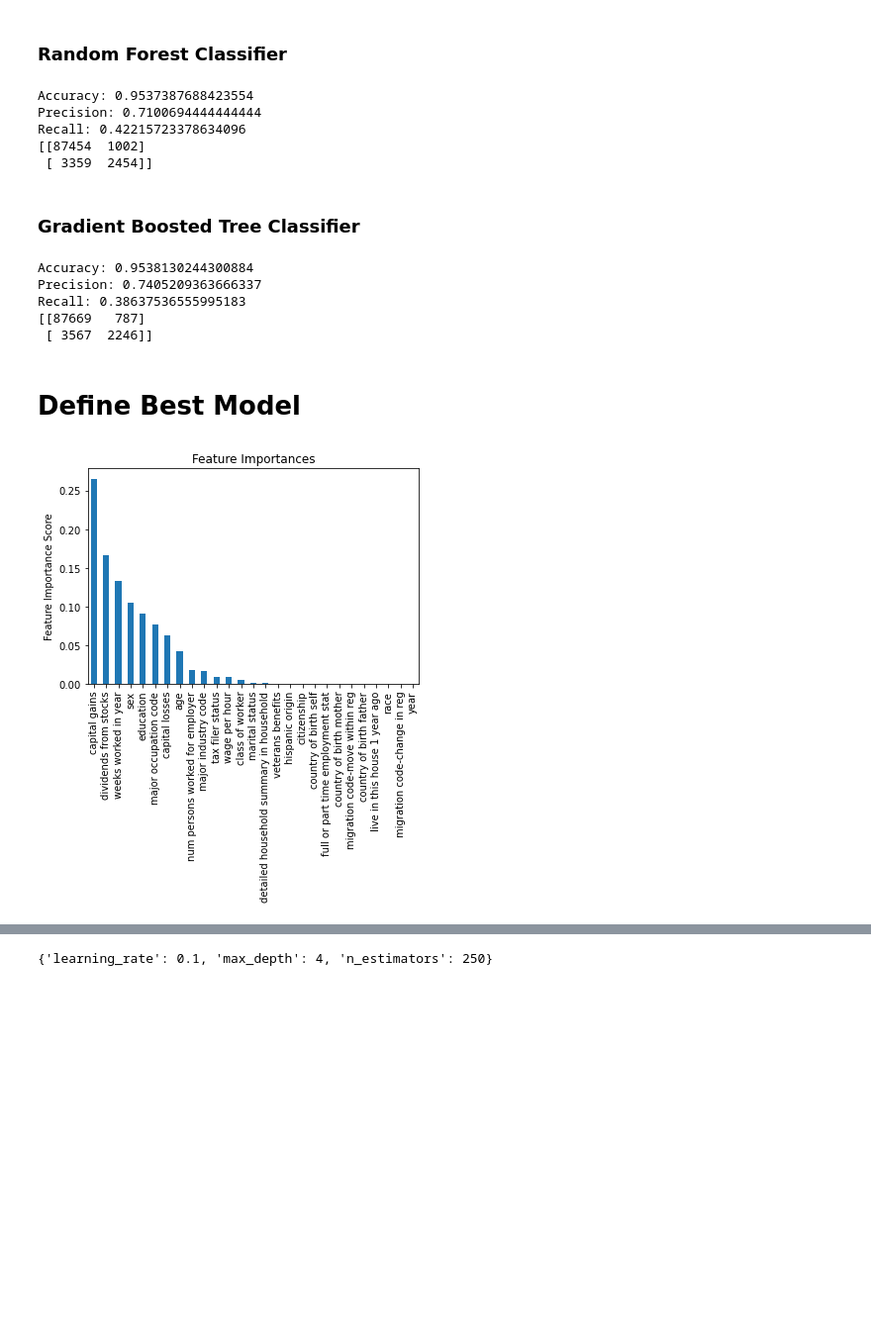
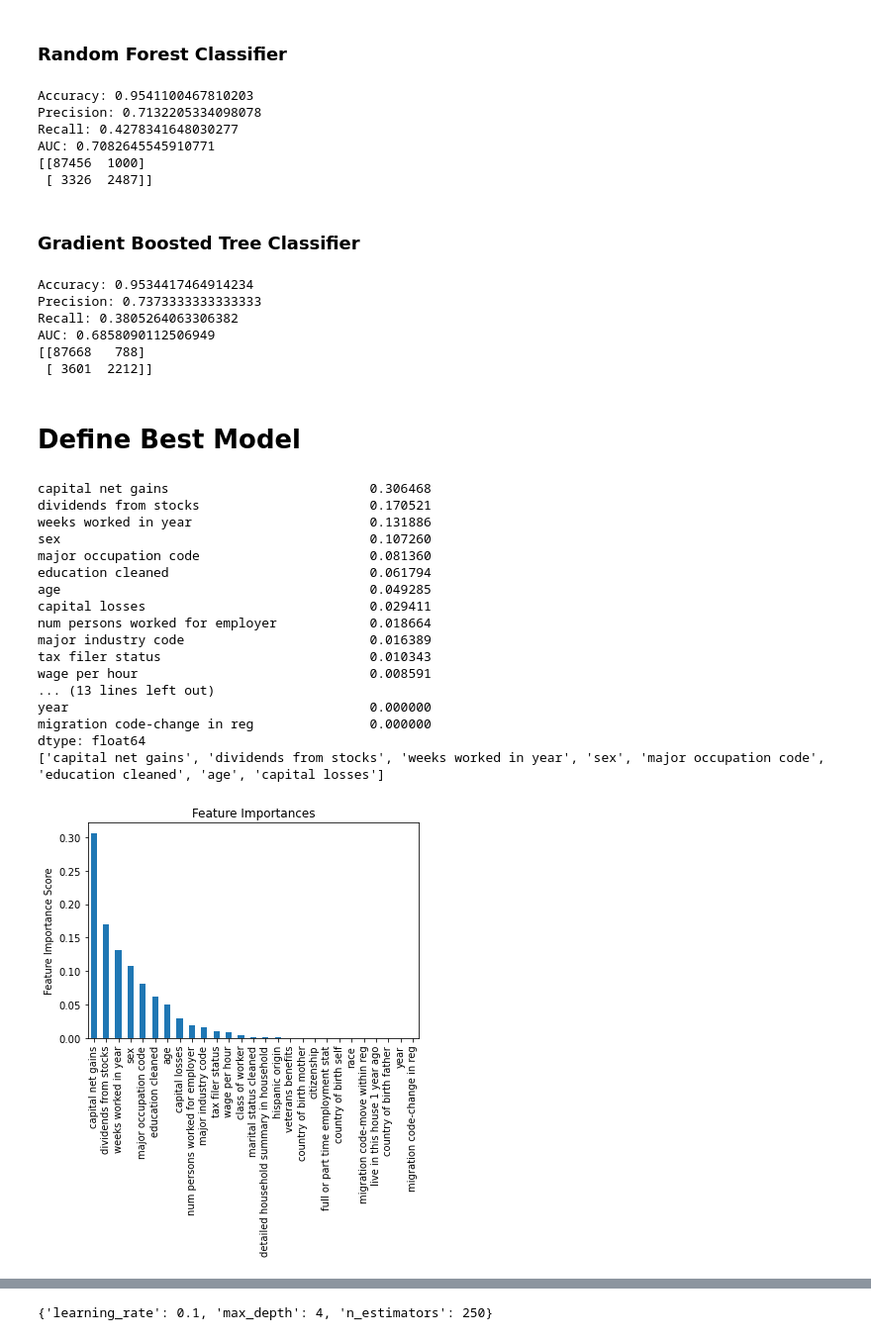
Before and after one commit to AdCooper3/census, a Jupyter notebook: Census - Adam Cooper.ipynb, the cells around one changed output, grey strips where cells are left out. Shown at 99% size. Saved outputs shown, nothing was run; the diff lists cells and outputs as text; code cells hidden in the pictures; blank space fills up the shorter version.

```diff
--- a/Census - Adam Cooper.ipynb
+++ b/Census - Adam Cooper.ipynb
@@ -311,5 +311,12 @@ census_income_test.dropna(axis=0, subset = ['hispanic origin', 'country of birth
 census_income_learn.fillna('Unknown', inplace=True)
 census_income_test.fillna('Unknown', inplace=True)
+# %%
+# some field values have spaces before and after strings so I will strip those spaces out
+census_income_learn_obj = census_income_learn.select_dtypes(['object'])
+census_income_learn[census_income_learn_obj.columns] = census_income_learn_obj.apply(lambda x: x.str.strip())
+
+census_income_test_obj = census_income_test.select_dtypes(['object'])
+census_income_test[census_income_test_obj.columns] = census_income_test_obj.apply(lambda x: x.str.strip())
 # %% [markdown]
 # Feature Generation
 # %%
@@ -482,19 +545,23 @@ rf_model.fit(X_train,y_train)
 # make predictions with test set
 rf_y_pred = rf_model.predict(X_test)
 
-# print accuracy, precision and recall of SVM model
+# print accuracy, precision and recall of RF model
 print("Accuracy: " + str(accuracy_score(y_test, rf_y_pred)))
 print("Precision: " + str(precision_score(y_test, rf_y_pred)))
 print("Recall: " + str(recall_score(y_test, rf_y_pred)))
 
+# print AUC/ROC
+print("AUC: " + str(roc_auc_score(y_test, rf_y_pred)))
+
 # display confusion matrix
 print(confusion_matrix(y_test, rf_y_pred))
 # %% [output]
-Accuracy: 0.9537387688423554
-Precision: 0.7100694444444444
-Recall: 0.42215723378634096
-[[87454  1002]
- [ 3359  2454]]
+Accuracy: 0.9541100467810203
+Precision: 0.7132205334098078
+Recall: 0.4278341648030277
+AUC: 0.7082645545910771
+[[87456  1000]
+ [ 3326  2487]]
 # %% [markdown]
 ### Gradient Boosted Tree Classifier
 # %%
@@ -505,36 +572,66 @@ gbt_model.fit(X_train,y_train)
 # make predictions with test set
 gbt_y_pred = gbt_model.predict(X_test)
 
-# print accuracy, precision and recall of SVM model
+# print accuracy, precision and recall of GBT model
 print("Accuracy: " + str(accuracy_score(y_test, gbt_y_pred)))
 print("Precision: " + str(precision_score(y_test, gbt_y_pred)))
 print("Recall: " + str(recall_score(y_test, gbt_y_pred)))
 
+# print AUC/ROC
+print("AUC: " + str(roc_auc_score(y_test, gbt_y_pred)))
+
 # display confusion matrix
 print(confusion_matrix(y_test, gbt_y_pred))
 # %% [output]
-Accuracy: 0.9538130244300884
-Precision: 0.7405209363666337
-Recall: 0.38637536555995183
-[[87669   787]
- [ 3567  2246]]
+Accuracy: 0.9534417464914234
+Precision: 0.7373333333333333
+Recall: 0.3805264063306382
+AUC: 0.6858090112506949
+[[87668   788]
+ [ 3601  2212]]
 # %% [markdown]
 # Define Best Model
 # %%
-# based on our tested models we will go with gradient boosted classifier as our model
+# I will go with gradient boosted classifier as my model as, although it wasn't the best performing I believe with hypertuning
+# and reducing features it will perform better with the imbalanced target variable
 
 # start by extracting key features from our baseline model
 feat_imp = pd.Series(gbt_model.feature_importances_, X_train.columns).sort_values(ascending=False)
 feat_imp.plot(kind='bar', title='Feature Importances')
 plt.ylabel('Feature Importance Score')
-# based on this we can see any features after class of worker has little value to the model and just add noise so we will remove them from our model
-key_features = ['capital gains', 'dividends from stocks', 'weeks worked in year', 'sex', 'education', 'major occupation code',
-                'capital losses', 'age', 'num persons worked for employer', 'major industry code', 'tax filer status',
-                'wage per hour', 'class of worker']
+# based on this can see only a few features have a significant impact on the model outcome so will set a limit on feature importance
+print(feat_imp)
+key_features = []
+varianceThreshold = 0.025
+for i in feat_imp.items():
+    if i[1] > varianceThreshold:
+        key_features.append(i[0])
+    else:
+        pass
+print(key_features)
+
+# filter for key features only
 X_train = X_train[key_features]
 X_test = X_test[key_features]
 # %% [output]
+capital net gains                          0.306468
+dividends from stocks                      0.170521
+weeks worked in year                       0.131886
+sex                                        0.107260
+major occupation code                      0.081360
+education cleaned                          0.061794
+age                                        0.049285
+capital losses                             0.029411
+num persons worked for employer            0.018664
+major industry code                        0.016389
+tax filer status                           0.010343
+wage per hour                              0.008591
+... (13 lines left out)
+year                                       0.000000
+migration code-change in reg               0.000000
+dtype: float64
+['capital net gains', 'dividends from stocks', 'weeks worked in year', 'sex', 'major occupation code', 'education cleaned', 'age', 'capital losses']
-[figure, old version]
+[figure, new version]
 # %%
 display(X_train)
 # %% [output]
```
Also changed, not shown: parts of 19 cells of this notebook.
